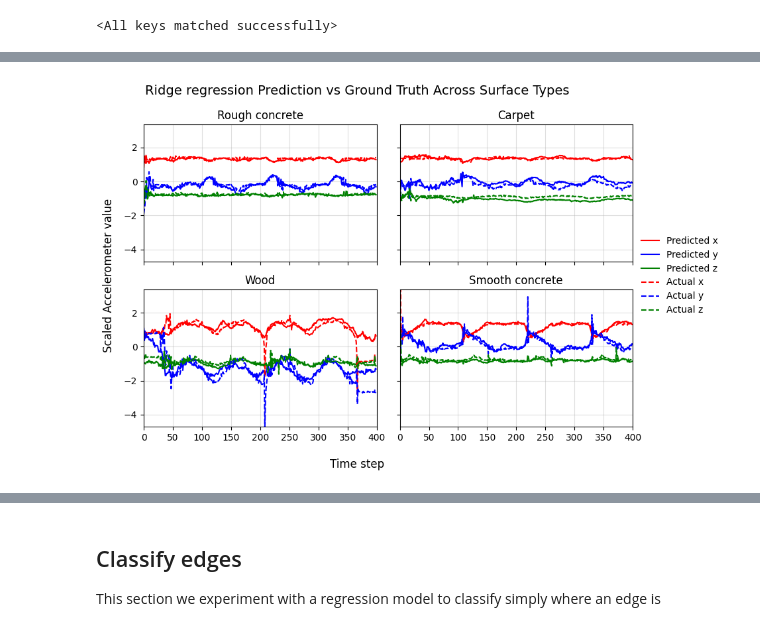
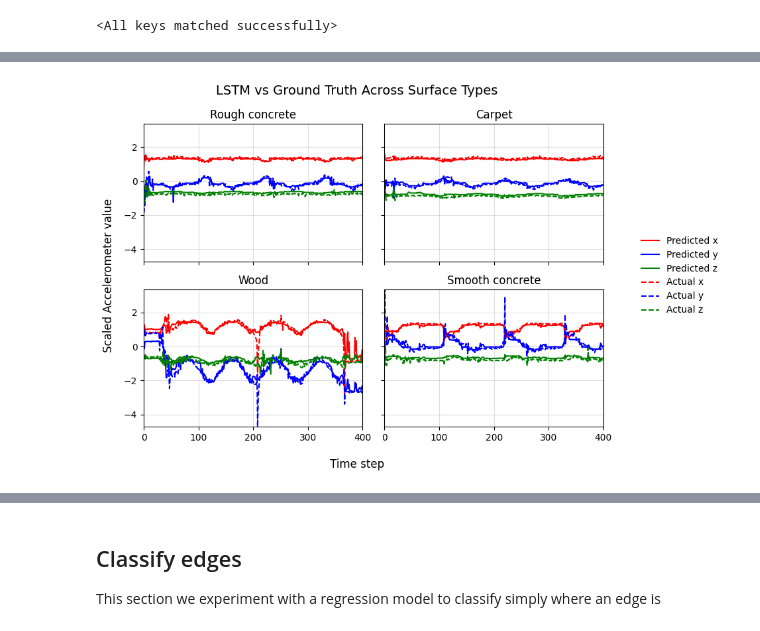
Before and after one commit to shepai/GonkRobot, a Jupyter notebook: Data/classifier.ipynb, the cells around one changed output, grey strips where cells are left out. Cells and saved outputs as stored; diff of their text form; code cells hidden in the pictures.

```diff
--- a/Data/classifier.ipynb
+++ b/Data/classifier.ipynb
@@ -833,35 +832,37 @@ ymin = np.min([example.min(), temp_y.min()])
 ymax = np.max([example.max(), temp_y.max()])
 axs = axs.flatten()
 labels=["Rough concrete","Carpet","Wood","Smooth concrete"]
 for i in range(4):
     axs[i].plot(example[(WINDOW*i):(WINDOW*(i+1)),0],c="r",label="Predicted x")
     axs[i].plot(example[(WINDOW*i):(WINDOW*(i+1)),1],c="b",label="Predicted y")
     axs[i].plot(example[(WINDOW*i):(WINDOW*(i+1)),2],c="g",label="Predicted z")
     axs[i].plot(temp_y[(WINDOW*i):(WINDOW*(i+1)),0],"--",c="r",label="Actual x")
     axs[i].plot(temp_y[(WINDOW*i):(WINDOW*(i+1)),1],"--",c="b",label="Actual y")
     axs[i].plot(temp_y[(WINDOW*i):(WINDOW*(i+1)),2],"--",c="g",label="Actual z")
     axs[i].set_title(labels[i])
     axs[i].grid(True, which="major", alpha=0.4)
     axs[i].set_ylim(ymin, ymax)
     axs[i].set_xlim(0, WINDOW)
 fig.suptitle(
-    "LSTM Prediction vs Ground Truth Across Surface Types",
+    "LSTM vs Ground Truth Across Surface Types",
     fontsize=14
 )
 handles, legend_labels = axs[0].get_legend_handles_labels()
 fig.supxlabel("Time step")
 fig.supylabel("Scaled Accelerometer value")
 fig.legend(
     handles,
     legend_labels,
     loc="center left",
     bbox_to_anchor=(1.02, 0.5),
     frameon=False
 )
-
+plt.subplots_adjust(right=1.02, top=0.88)
 plt.tight_layout()
-plt.subplots_adjust(right=1.02, top=0.88)
-plt.savefig("/its/home/drs25/GonkRobot/assets/lstm_preds.pdf")
+plt.savefig(
+    "/its/home/drs25/GonkRobot/assets/lstm_preds.pdf",
+    bbox_inches="tight"
+)
 plt.show()
 # %% [output]
-[figure, old version]
+[figure, new version]
```
Also changed, not shown: parts of 4 cells of this notebook.
